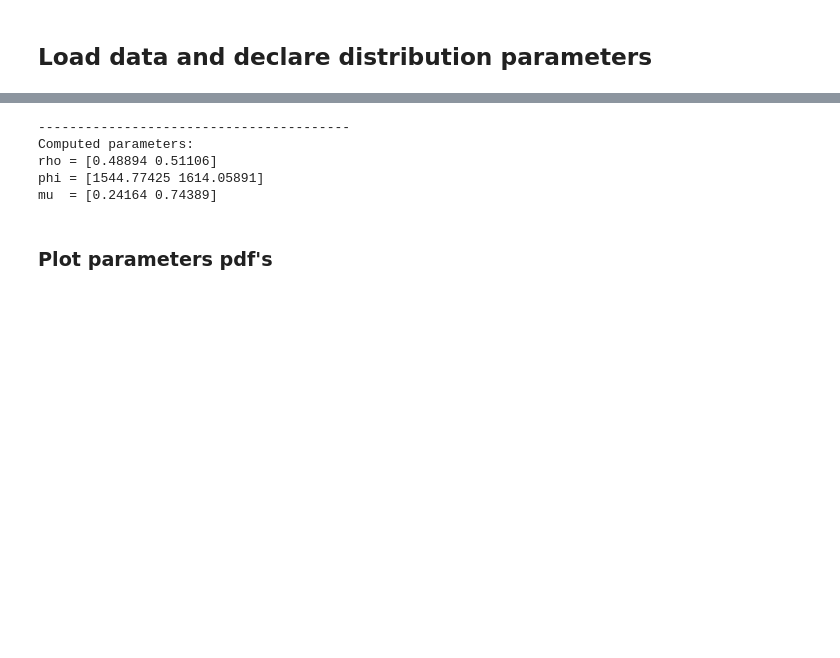
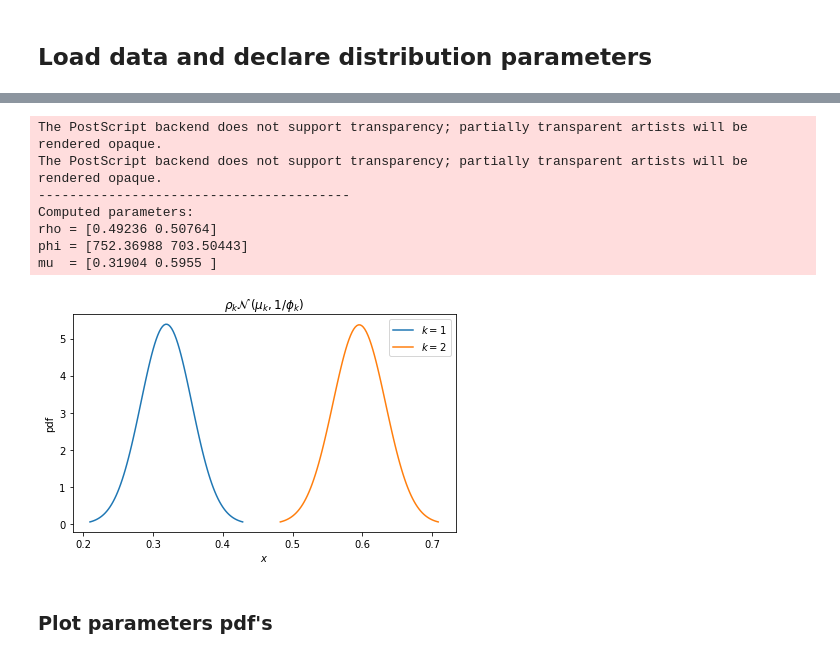
Before and after one commit to emarazz/siml_2019, a Jupyter notebook: H3/hw3.ipynb, the cells around one changed output, grey strips where cells are left out. Saved outputs shown, nothing was run; the diff lists cells and outputs as text; code cells hidden in the pictures; blank space fills up the shorter version.

Commit message:
Finish MCMC

```diff
--- a/H3/hw3.ipynb
+++ b/H3/hw3.ipynb
@@ -246,38 +234,57 @@ mu  = [-0.01459  0.80372]
 # %%
-
+# Run the MCMC algorithm
 
 for i in range(n_iter):
     # 2. Update z sampling z^(j+1)
     z = np.argmax(p_zi_xi(x,rho,mu,phi),axis=1)
     nk = np.sum(z.reshape(-1,1) == np.arange(K), axis=0)    # calculate nk for each k
 
     # 3. Update rho sampling from rho^(j+1)
     delta_conj = delta + nk                     # Delta conjugate
-    rho = np.random.dirichlet(delta_conj)    # TO DO
+    rho = np.random.dirichlet(delta_conj)
 
     # 4. Update phi sampling from phi^(j+1)
     a_conj = a + nk
-    one_hot = np.identity(K)[z].astype(bool)
+    one_hot = np.identity(K)[z].astype(bool)    # One hot encoding to calculate b_conj
     b_conj = b + np.array([np.power(x[one_hot[:,k]]-mu[k], 2).sum() for k in range(K)])
     phi = np.random.gamma(a_conj/2,b_conj/2,size=(K))
 
     # 5. Update mu sampling from mu^(j+1)
     alpha_conj = alpha + nk
     x_mean = np.array([x[one_hot[:,k]].mean() for k in range(K)])
     x_mean[np.isnan(x_mean)] = 0
-    m_conj = (alpha*m + nk*x_mean)/(alpha + nk)
+    m_conj = (alpha*m + nk*x_mean)/(alpha + nk)                      # Validation of mean of an empty dataset
     mu = np.sqrt(1/(alpha_conj*phi)) * np.random.randn(K) + m_conj
 
+# Print computed parameters and plot the gaussians
 print(40*'-','\nComputed parameters:')
 print('rho = {}'.format(rho))
 print('phi = {}'.format(phi))
 print('mu  = {}\n'.format(mu))
+
+for k in range(K):
+    mu_p = mu[k]
+    variance = 1/phi[k]
+    sigma = math.sqrt(variance)
+    x_p = np.linspace(mu_p - 3*sigma, mu_p + 3*sigma, 100)
+    plt.plot(x_p, rho[k]*stats.norm.pdf(x_p, mu_p, sigma),label=r'$k={}$'.format(k+1))
+
+plt.title(r'$\rho_k \mathcal{N}\, \left( \mu_k, 1/\phi_k \right)$')
+plt.xlabel(r'$x$')
+plt.ylabel('pdf')
+plt.legend()
+plt.tight_layout()
+# plt.savefig('gaussian_mix_0{}.eps'.format(NUMBER))
+plt.show()
 # %% [output]
+The PostScript backend does not support transparency; partially transparent artists will be rendered opaque.
+The PostScript backend does not support transparency; partially transparent artists will be rendered opaque.
 ----------------------------------------
 Computed parameters:
-rho = [0.48894 0.51106]
-phi = [1544.77425 1614.05891]
-mu  = [0.24164 0.74389]
+rho = [0.49236 0.50764]
+phi = [752.36988 703.50443]
+mu  = [0.31904 0.5955 ]
+[figure, added]
 # %% [markdown]
 ### Plot parameters pdf's
 # %%
```
Also changed, not shown: parts of 9 cells of this notebook.
